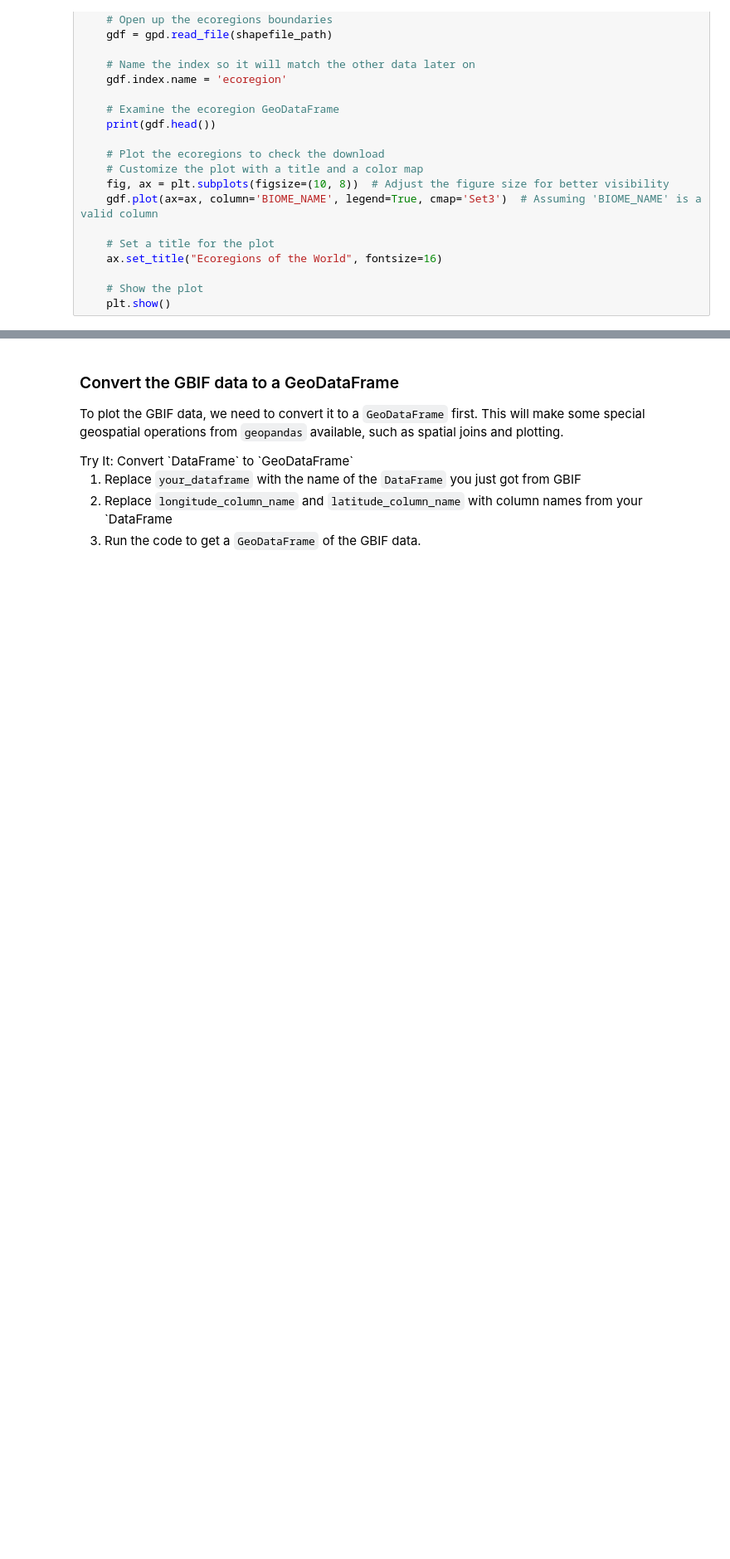
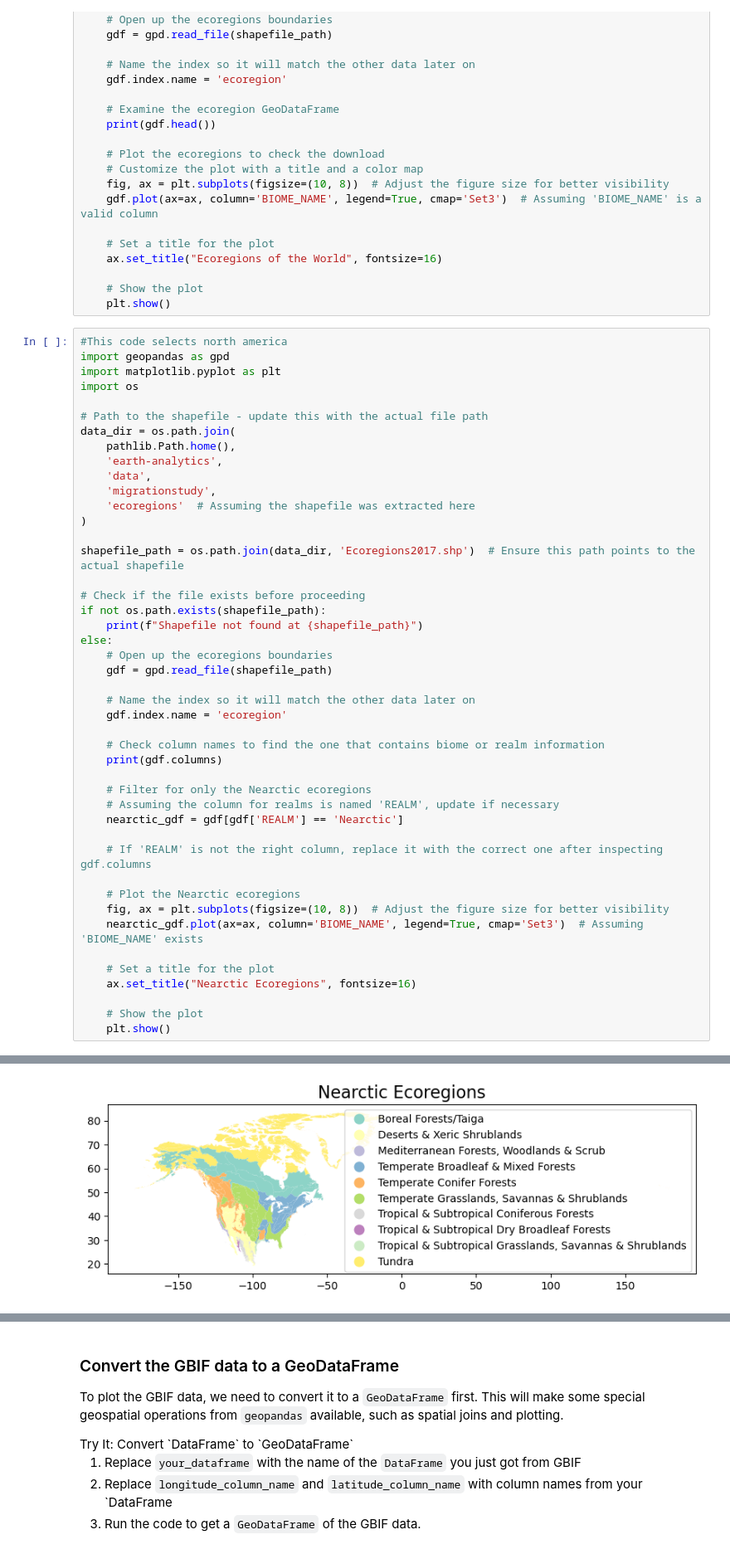
Before and after one commit to earthlab-education/species-distribution-coding-challenge-gpb3037, a Jupyter notebook: notebooks/species-distribution-31-wrangle.ipynb, the cells around one changed output, grey strips where cells are left out. Shown at 83% size. Cells and saved outputs as stored; diff of their text form; blank space fills up the shorter version.

Commit message:
now reselecting just north america

```diff
--- a/notebooks/species-distribution-31-wrangle.ipynb
+++ b/notebooks/species-distribution-31-wrangle.ipynb
@@ -326,3 +326,49 @@ else:
 
     # Show the plot
     plt.show()
+# %%
+#This code selects north america
+import geopandas as gpd
+import matplotlib.pyplot as plt
+import os
+
+# Path to the shapefile - update this with the actual file path
+data_dir = os.path.join(
+    pathlib.Path.home(),
+    'earth-analytics',
+    'data',
+    'migrationstudy',
+    'ecoregions'  # Assuming the shapefile was extracted here
+)
+
+shapefile_path = os.path.join(data_dir, 'Ecoregions2017.shp')  # Ensure this path points to the actual shapefile
+
+# Check if the file exists before proceeding
+if not os.path.exists(shapefile_path):
+    print(f"Shapefile not found at {shapefile_path}")
+else:
+    # Open up the ecoregions boundaries
+    gdf = gpd.read_file(shapefile_path)
+
+    # Name the index so it will match the other data later on
+    gdf.index.name = 'ecoregion'
+
+    # Check column names to find the one that contains biome or realm information
+    print(gdf.columns)
+
+    # Filter for only the Nearctic ecoregions
+    # Assuming the column for realms is named 'REALM', update if necessary
+    nearctic_gdf = gdf[gdf['REALM'] == 'Nearctic']
+
+    # If 'REALM' is not the right column, replace it with the correct one after inspecting gdf.columns
+
+    # Plot the Nearctic ecoregions
+    fig, ax = plt.subplots(figsize=(10, 8))  # Adjust the figure size for better visibility
+    nearctic_gdf.plot(ax=ax, column='BIOME_NAME', legend=True, cmap='Set3')  # Assuming 'BIOME_NAME' exists
+
+    # Set a title for the plot
+    ax.set_title("Nearctic Ecoregions", fontsize=16)
+
+    # Show the plot
+    plt.show()
+# %% [output]
@@ -329,2 +379,3 @@ else:
+[figure, added]
 # %%
 %store
```
Also changed, not shown: parts of 3 cells of this notebook.
